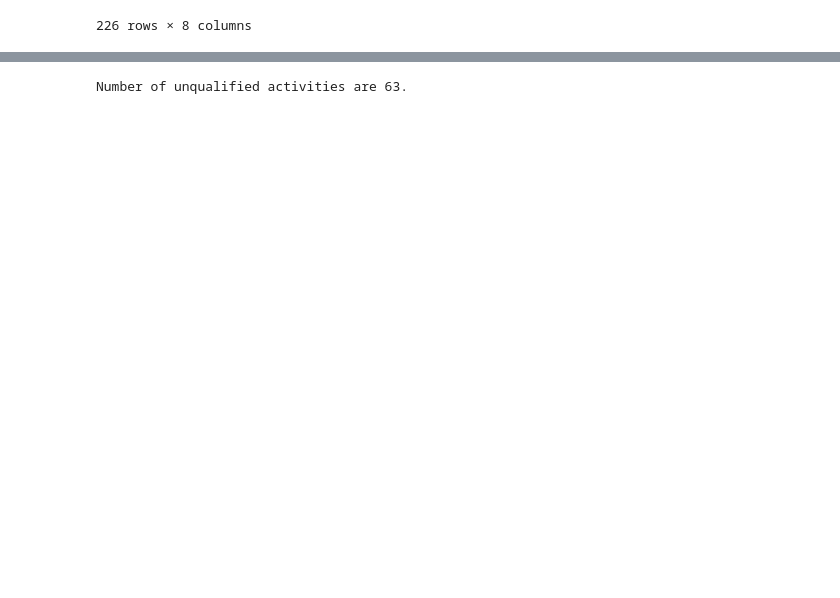
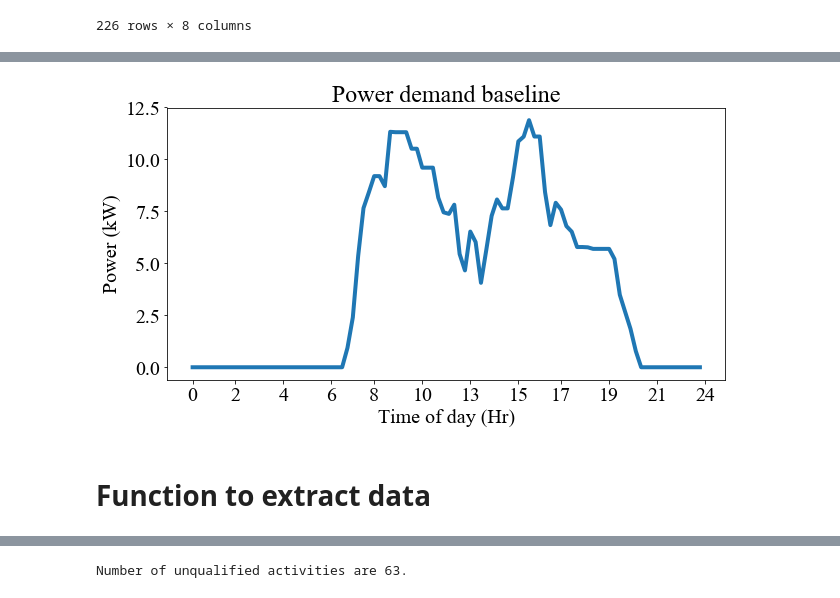
Before and after one commit to eCal-UCB/pev-operation-hil, a Jupyter notebook: real-data/[05.07.2019]chargePoint_data_process.ipynb, the cells around one changed output, grey strips where cells are left out. Saved outputs shown, nothing was run; the diff lists cells and outputs as text; code cells hidden in the pictures; blank space fills up the shorter version.

Commit message:
add real data 1 day for baseline

```diff
--- a/real-data/chargePoint_data_process.ipynb
+++ b/real-data/[05.07.2019]chargePoint_data_process.ipynb
@@ -528,0 +529,7 @@ def datetime2dayidx(starttime, endtime):
+# %%
+dayofInterest_start = dt.datetime(2019, 1, 16, 7, 0, 0)
+dayofInterest_end = dt.datetime(2019, 1, 16, 22, 0, 0)
+cp_df_baseline = cp_df[pd.to_datetime(cp_df.loc[:, "Start Date"]) > dayofInterest_start]
+cp_df_baseline = cp_df_baseline[pd.to_datetime(cp_df.loc[:, "End Date"]) < dayofInterest_end]
+cp_df_baseline = cp_df_baseline.sort_values(by=["Start Date"])
+cp_df_baseline
@@ -529 +555,31 @@ def datetime2dayidx(starttime, endtime):
+# %%
+powProf_baseline = np.zeros(96)
+for act_idx in cp_df_baseline.index:
+    # Identify start time and end time
+    act_startTime, act_endTime = datetime2dayidx(pd.to_datetime(cp_df_baseline.loc[act_idx, "Start Date"]),
+                                                 pd.to_datetime(cp_df_baseline.loc[act_idx, "End Date"]))
+
+    # Generate power consumption of time
+    act_charRate = cp_df_baseline.loc[act_idx, "Energy (kWh)"] \
+    / (pd.to_timedelta(cp_df_baseline.loc[act_idx, "Charging Time (hh:mm:ss)"]).total_seconds()/15/60)
+    act_powerTemp = np.zeros(96)
+    np.put(act_powerTemp, np.arange(act_startTime, act_endTime), act_charRate)
+    powProf_baseline += act_powerTemp
+
+font = {'family' : 'Times New Roman',
+        'size'   : 20}
+matplotlib.rc('font', **font)
+
+fig = plt.figure(figsize=(10,5))
+plt.plot(range(96), powProf_baseline, linewidth=4)
+plt.title("Power demand baseline")
+plt.xlabel("Time of day (Hr)")
+plt.ylabel("Power (kW)")
+plt.xticks(np.linspace(0, 96, 12, dtype="int"), np.linspace(0, 24, 12, dtype="int"))
+
+# plt.savefig("power_baseline.pdf")
+# %% [output]
+[figure, added]
+# %% [markdown]
+# Function to extract data
 # %%
```
Also changed, not shown: parts of 12 cells of this notebook, 4 other files.
